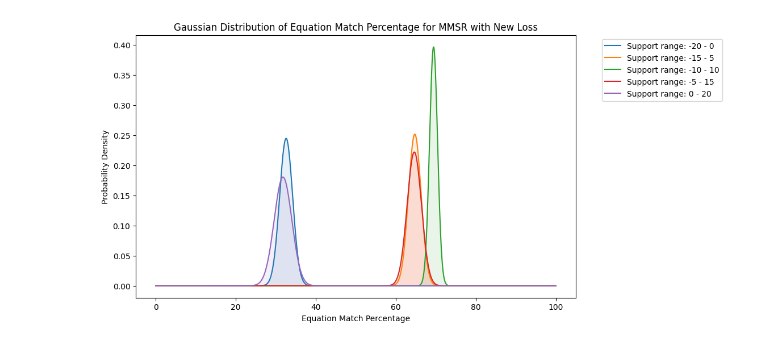
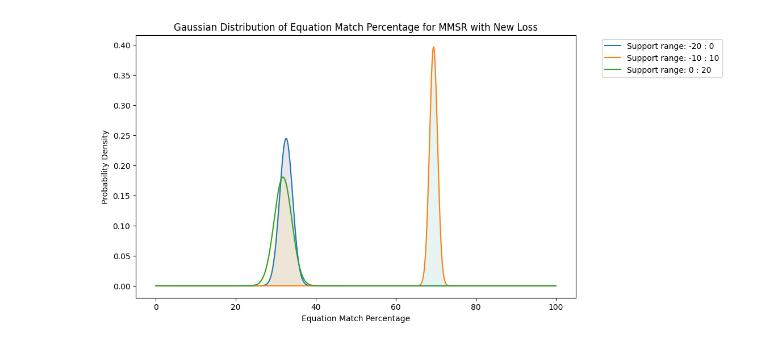
Before and after one commit to fabienmorgan/Self-Supervised_Numerical_Pre-Training_for_Symbolic_Regression, a Jupyter notebook: evalulation_graphs/variance_seed.ipynb, the cells around one changed output. Drawn from its saved outputs; the diff is of its cells as text; code cells hidden in the pictures.

Commit message:
Enhancing plots

```diff
--- a/evalulation_graphs/variance_seed.ipynb
+++ b/evalulation_graphs/variance_seed.ipynb
@@ -9,19 +15,22 @@ def gaussian(x, mean, std_dev):
 # %%
 def plot_gaussian_distribution(dataframe, model_name):
     fig, ax = plt.subplots(figsize=(10, 6))
+    min_support_values = dataframe['Minimum Support'].unique()
+    colors = cm.viridis(np.linspace(0, 1, len(min_support_values)))
 
     for idx, (min_support, group) in enumerate(dataframe.groupby('Minimum Support')):
         std_dev = group['Match Percentage'].std()
         mean_match_percentage = dataframe[dataframe['Minimum Support'] == min_support]['Match Percentage'].mean()
 
-        if not (idx + 1) % 5 == 0 or np.isnan(std_dev):
+        if np.isnan(std_dev):
             continue
 
         x = np.linspace(0, 100, 1000)
         y = gaussian(x, mean_match_percentage, std_dev)
 
-        ax.plot(x, y, label=f'Support range: {min_support} - {min_support + 20}')
-        ax.fill_between(x, y, alpha=0.1)
+        color = colors[idx % len(colors)]
+        ax.plot(x, y, label=f'Support range: {min_support} : {min_support + 20}')
+        ax.fill_between(x, y, color=color, alpha=0.1)
 
     ax.set_title(f'Gaussian Distribution of Equation Match Percentage for {model_name}')
     ax.legend(bbox_to_anchor=(1.05, 1), loc='upper left')
@@ -77,5 +285,5 @@ mmsr_newloss_eval.head()
 # %%
-fig = plot_gaussian_distribution(evaluation_summary[evaluation_summary['Model'] == 'mmsr_se5_newloss'], 'MMSR with New Loss')
+fig = plot_gaussian_distribution(evaluation_summary[(evaluation_summary['Model'] == 'mmsr_se5_newloss') & (evaluation_summary['Minimum Support'] % 10 == 0)], 'MMSR with New Loss')
 fig.show()
 # %% [output]
-[figure, old version]
+[figure, new version]
```
Also changed, not shown: parts of 13 cells of this notebook.
